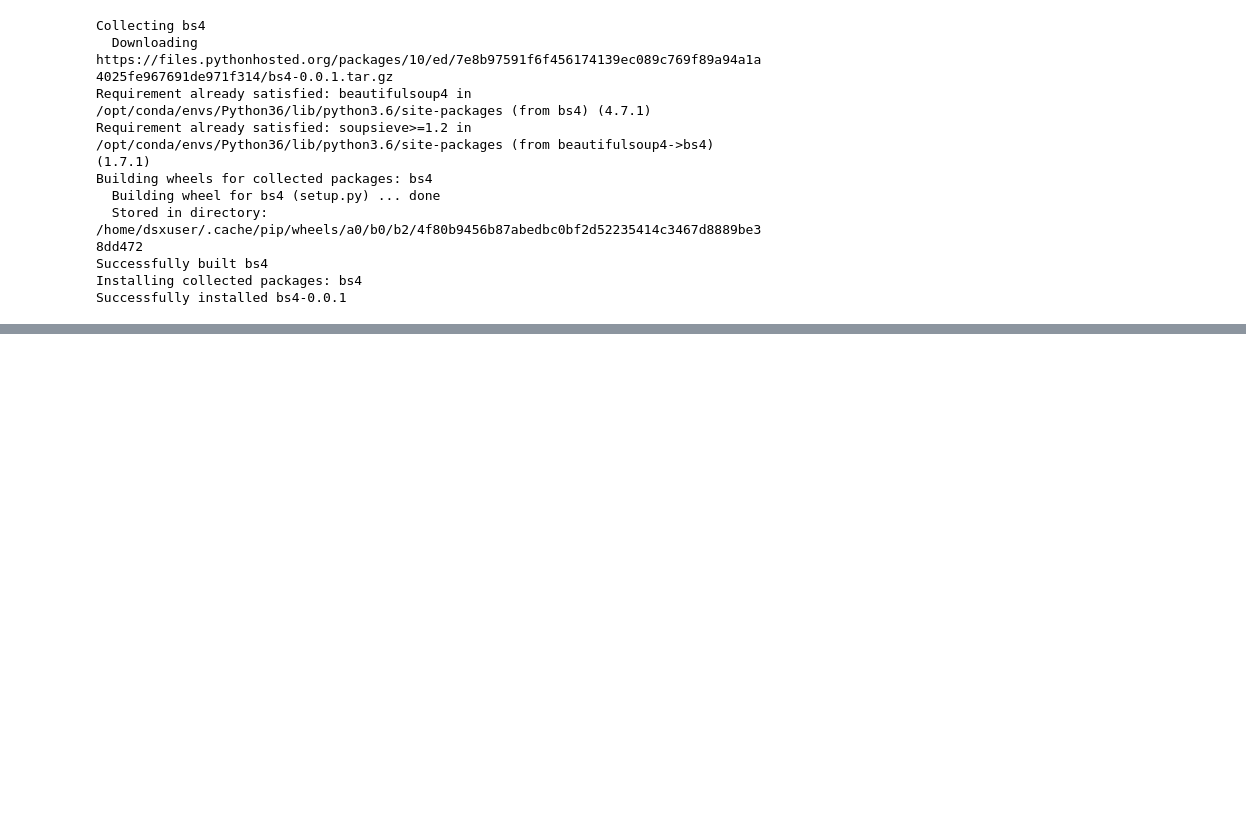
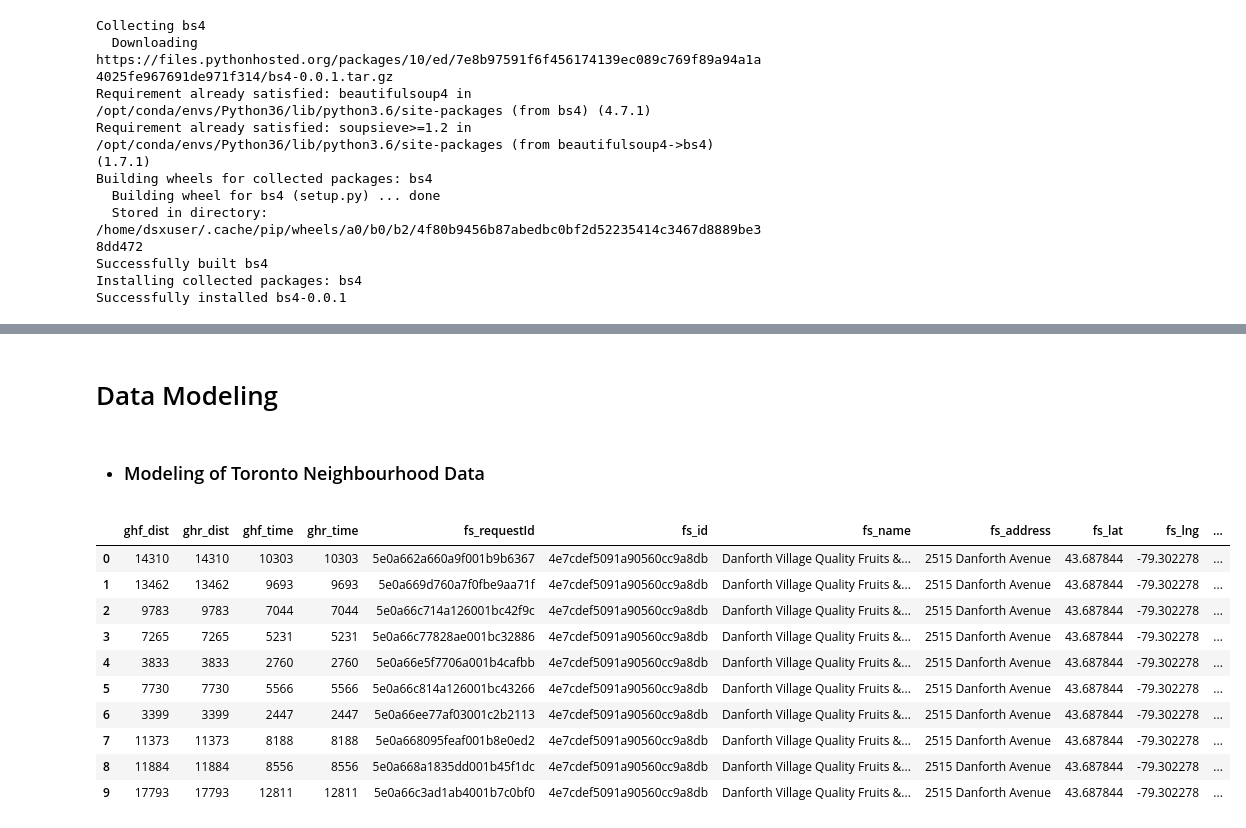
Before and after one commit to narsi16-edu/Coursera_Capstone, a Jupyter notebook: capstone_notebook.ipynb, the cells around one changed output, grey strips where cells are left out. Saved outputs shown, nothing was run; the diff lists cells and outputs as text; code cells hidden in the pictures; blank space fills up the shorter version.

```diff
--- a/capstone_notebook.ipynb
+++ b/capstone_notebook.ipynb
@@ -664,0 +782,2 @@ matrix_df
+# %%
+cluster_data_to_pc = data_preprocessor_common(to_pc_gis_fs_df)
@@ -664,0 +788,2 @@ matrix_df
+# %% [markdown]
+# Data Modeling
@@ -664,0 +796,20 @@ matrix_df
+# %% [markdown]
+- ### Modeling of Toronto Neighbourhood  Data
+# %%
+to_pc_gis_fs_df_label = copy.copy(to_pc_gis_fs_df)
+# %%
+to_pc_gis_fs_df_label['labels'] = cluster_modeler_common(cluster_data_to_pc)
+# %%
+to_pc_gis_fs_df_label
+# %% [output]
+|  | ghf_dist | ghr_dist | ghf_time | ghr_time | fs_requestId | fs_id | fs_name | fs_address | fs_lat | fs_lng | ... |
+| 0 | 14310 | 14310 | 10303 | 10303 | 5e0a662a660a9f001b9b6367 | 4e7cdef5091a90560cc9a8db | Danforth Village Quality Fruits &... | 2515 Danforth Avenue | 43.687844 | -79.302278 | ... |
+| 1 | 13462 | 13462 | 9693 | 9693 | 5e0a669d760a7f0fbe9aa71f | 4e7cdef5091a90560cc9a8db | Danforth Village Quality Fruits &... | 2515 Danforth Avenue | 43.687844 | -79.302278 | ... |
+| 2 | 9783 | 9783 | 7044 | 7044 | 5e0a66c714a126001bc42f9c | 4e7cdef5091a90560cc9a8db | Danforth Village Quality Fruits &... | 2515 Danforth Avenue | 43.687844 | -79.302278 | ... |
+| 3 | 7265 | 7265 | 5231 | 5231 | 5e0a66c77828ae001bc32886 | 4e7cdef5091a90560cc9a8db | Danforth Village Quality Fruits &... | 2515 Danforth Avenue | 43.687844 | -79.302278 | ... |
+| 4 | 3833 | 3833 | 2760 | 2760 | 5e0a66e5f7706a001b4cafbb | 4e7cdef5091a90560cc9a8db | Danforth Village Quality Fruits &... | 2515 Danforth Avenue | 43.687844 | -79.302278 | ... |
+| 5 | 7730 | 7730 | 5566 | 5566 | 5e0a66c814a126001bc43266 | 4e7cdef5091a90560cc9a8db | Danforth Village Quality Fruits &... | 2515 Danforth Avenue | 43.687844 | -79.302278 | ... |
+| 6 | 3399 | 3399 | 2447 | 2447 | 5e0a66ee77af03001c2b2113 | 4e7cdef5091a90560cc9a8db | Danforth Village Quality Fruits &... | 2515 Danforth Avenue | 43.687844 | -79.302278 | ... |
+| 7 | 11373 | 11373 | 8188 | 8188 | 5e0a668095feaf001b8e0ed2 | 4e7cdef5091a90560cc9a8db | Danforth Village Quality Fruits &... | 2515 Danforth Avenue | 43.687844 | -79.302278 | ... |
+| 8 | 11884 | 11884 | 8556 | 8556 | 5e0a668a1835dd001b45f1dc | 4e7cdef5091a90560cc9a8db | Danforth Village Quality Fruits &... | 2515 Danforth Avenue | 43.687844 | -79.302278 | ... |
+| 9 | 17793 | 17793 | 12811 | 12811 | 5e0a66c3ad1ab4001b7c0bf0 | 4e7cdef5091a90560cc9a8db | Danforth Village Quality Fruits &... | 2515 Danforth Avenue | 43.687844 | -79.302278 | ... |
```
Also changed, not shown: parts of 100 cells of this notebook.
